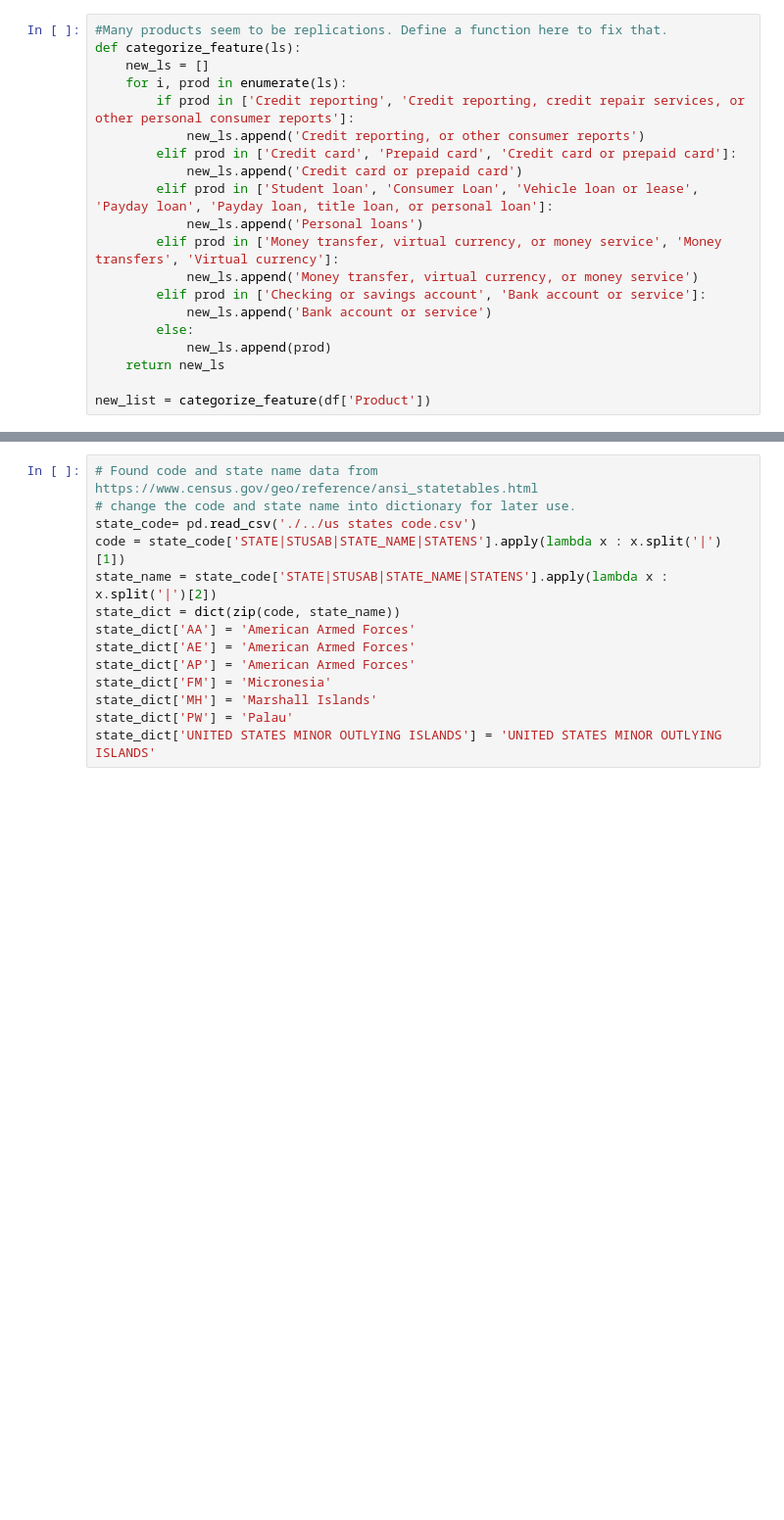
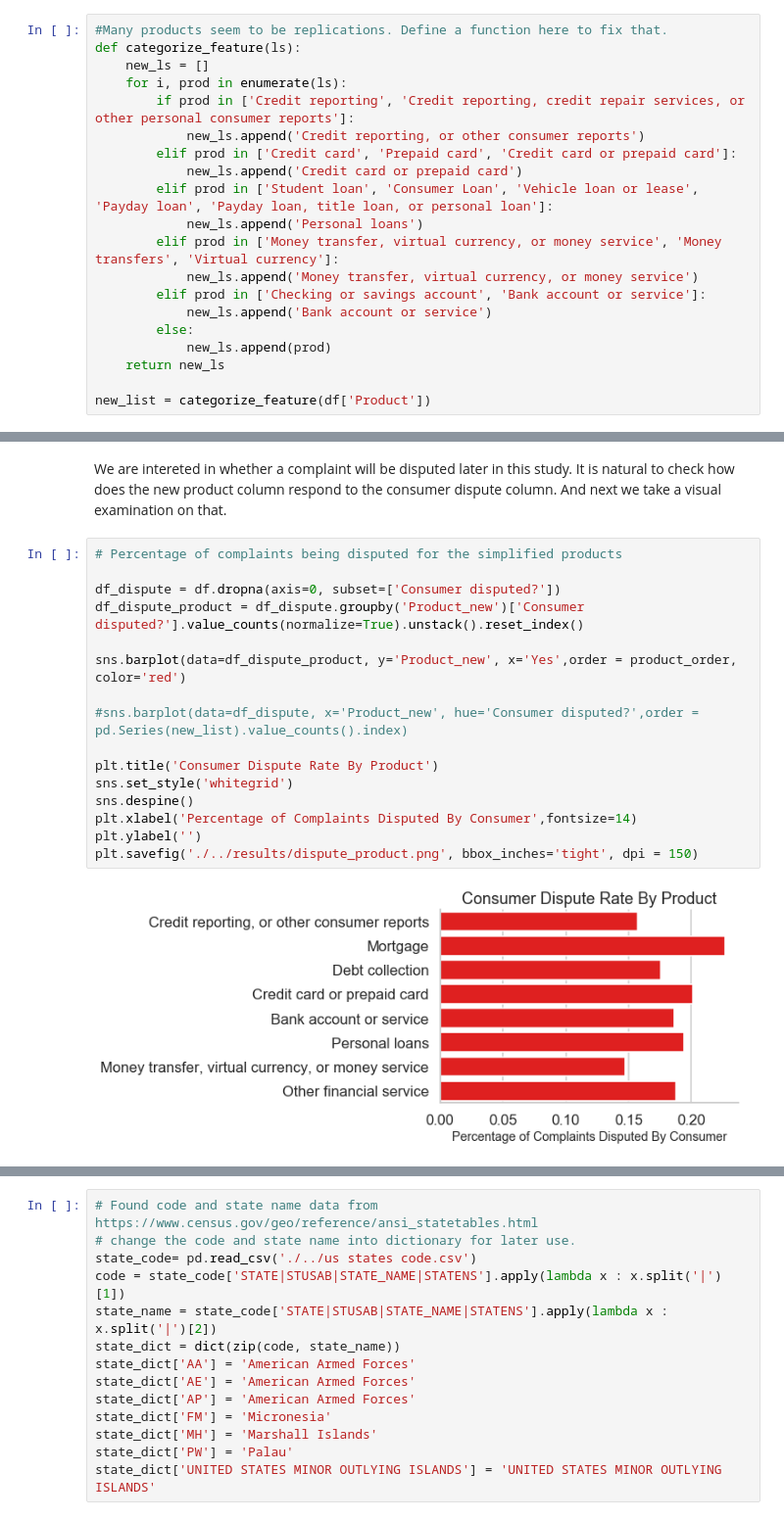
Before and after one commit to shuojiashi/capstone_project_2a, a Jupyter notebook: notebooks/consumer_complaints.ipynb, the cells around one changed output, grey strips where cells are left out. Shown at 98% size. Saved outputs shown, nothing was run; the diff lists cells and outputs as text; blank space fills up the shorter version.

```diff
--- a/notebooks/consumer_complaints.ipynb
+++ b/notebooks/consumer_complaints.ipynb
@@ -208,0 +302,20 @@ sns.barplot(x='WeekDate', y='Complaints', data=weekday_mortgage_df, order=day_or
+# %% [markdown]
+We are intereted in whether a complaint will be disputed later in this study. It is natural to check how does the new product column respond to the consumer dispute column. And next we take a visual examination on that.
+# %%
+# Percentage of complaints being disputed for the simplified products
+
+df_dispute = df.dropna(axis=0, subset=['Consumer disputed?'])
+df_dispute_product = df_dispute.groupby('Product_new')['Consumer disputed?'].value_counts(normalize=True).unstack().reset_index()
+
+sns.barplot(data=df_dispute_product, y='Product_new', x='Yes',order = product_order, color='red')
+
+#sns.barplot(data=df_dispute, x='Product_new', hue='Consumer disputed?',order = pd.Series(new_list).value_counts().index)
+
+plt.title('Consumer Dispute Rate By Product')
+sns.set_style('whitegrid')
+sns.despine()
+plt.xlabel('Percentage of Complaints Disputed By Consumer',fontsize=14)
+plt.ylabel('')
+plt.savefig('./../results/dispute_product.png', bbox_inches='tight', dpi = 150)
+# %% [output]
+[figure, added]
```
Also changed, not shown: parts of 190 cells of this notebook, 1 other file.
